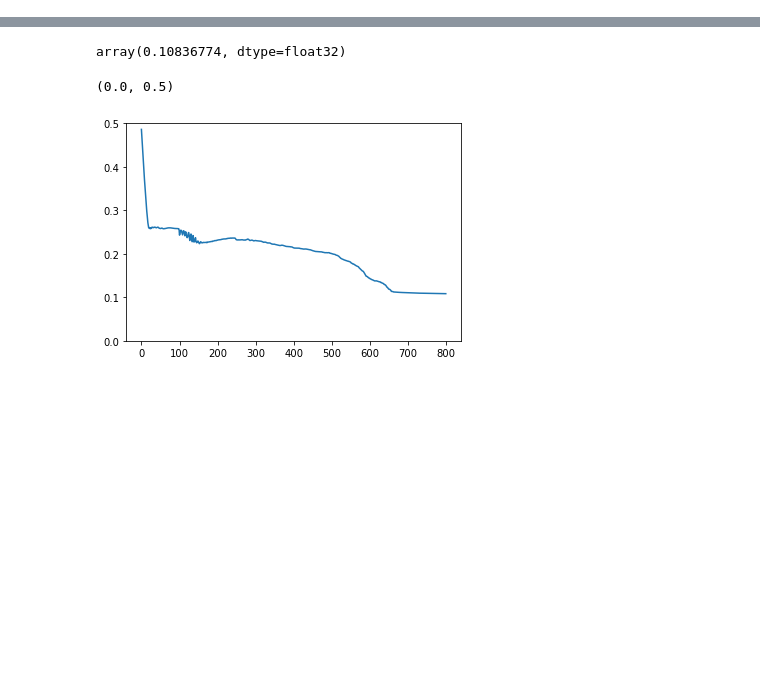
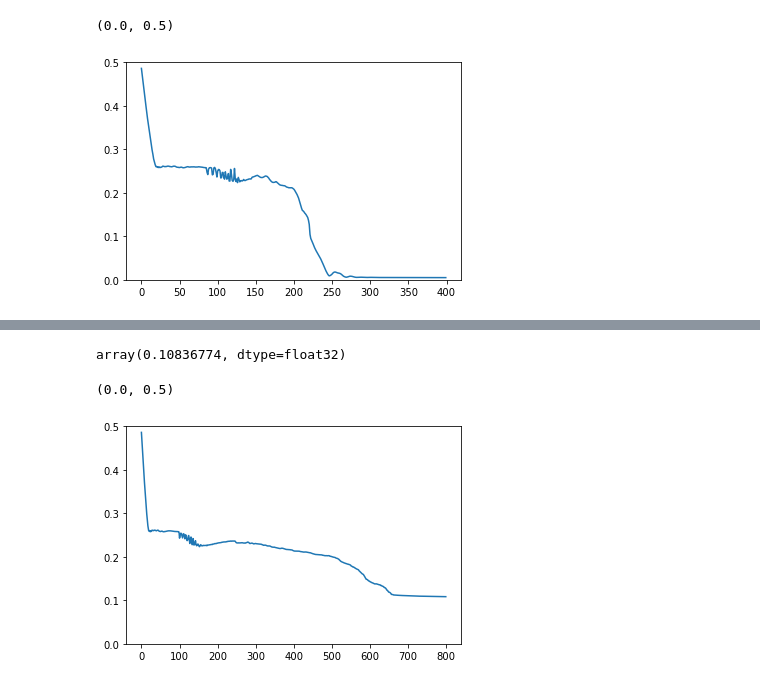
Before and after one commit to huajian1069/non-convex-optimisation, a Jupyter notebook: refactor deepSDF.ipynb, the cells around one changed output, grey strips where cells are left out. Drawn from its saved outputs; the diff is of its cells as text; code cells hidden in the pictures; blank space fills up the shorter version.

```diff
--- a/refactor deepSDF.ipynb
+++ b/refactor deepSDF.ipynb
@@ -181,7 +181,7 @@ class argms:
     def __init__(self):
         self.experiment_directory = "example1"
         self.checkpoint = "latest"
-        self.iterations = 800
+        self.iterations = 400
         self.split_filename = "example1/synth_test.json"
         self.logfile = None
         self.debug = False
@@ -231,7 +231,7 @@ if __name__ == "__main__":
         grad = objectiveDe.dfunc(latent)
         #print("latent grad: ", grad.detach().cpu().numpy())
 
-        adjust_learning_rate(lr, optimizer, e, decreased_by, adjust_lr_every)
+        #adjust_learning_rate(lr, optimizer, e, decreased_by, adjust_lr_every)
         optimizer.step()
         #print(e, "th iteration\n")
     end = time.time()
@@ -241,0 +299,6 @@ Starting optimization:
+# %%
+plt.plot(losses)
+plt.ylim([0,0.5])
+# %% [output]
+(0.0, 0.5)
+[figure, added]
```
Also changed, not shown: parts of 46 cells of this notebook, 4 other files.
